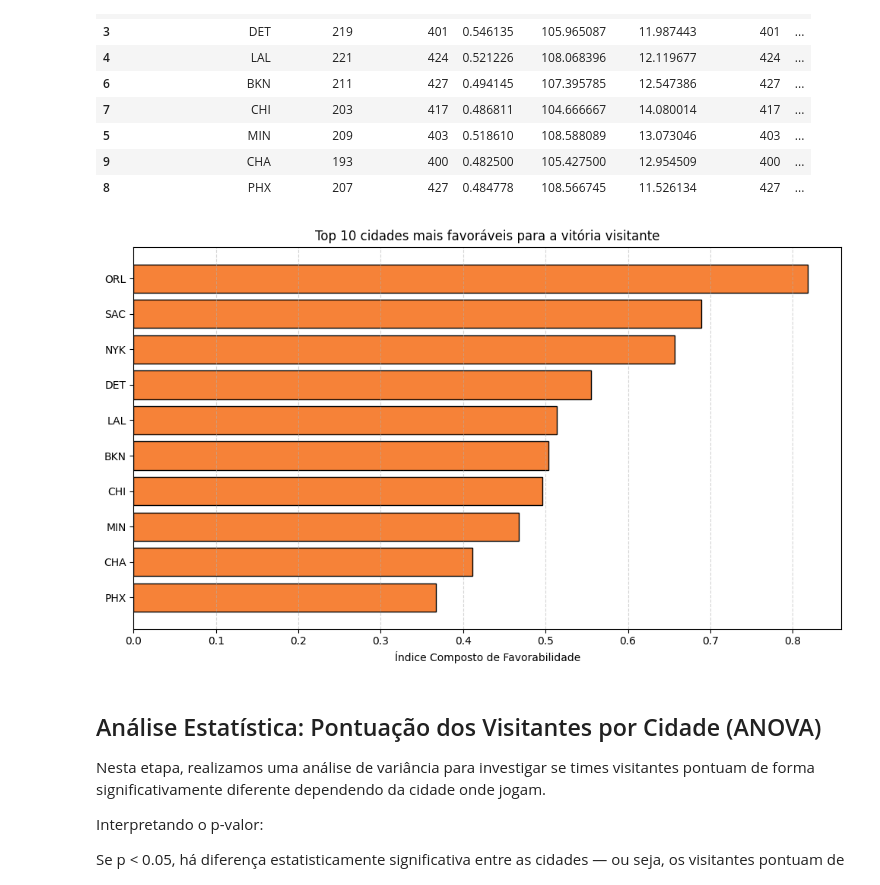
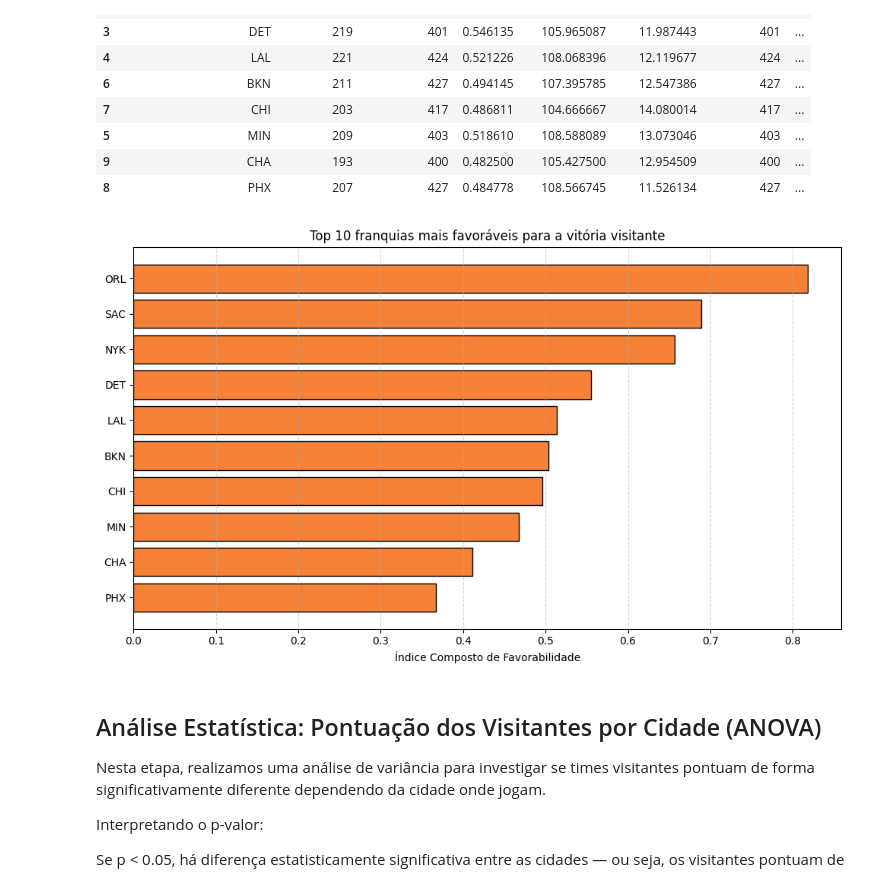
Before and after one commit to GabrielAlkmimBarros/TP_ICD, a Jupyter notebook: q4.ipynb, the cells around one changed output. Saved outputs shown, nothing was run; the diff lists cells and outputs as text; code cells hidden in the pictures.

```diff
--- a/q4.ipynb
+++ b/q4.ipynb
@@ -293,17 +293,17 @@ favCitiesStats.sort_values('composite_score', ascending=False).head(10)
 # %%
 # Plotando quais as 10 cidades mais favoráveis para os visitantes conforme as variáveis observadas pelo grupo
 topCompositieCities = favCitiesStats.sort_values('composite_score', ascending=False).head(10)
 
 plt.figure(figsize=(10, 6))
 plt.barh(topCompositieCities['team_abbreviation_home'], topCompositieCities['composite_score'], color='#f68238', edgecolor='black')
 plt.xlabel('Índice Composto de Favorabilidade')
-plt.title('Top 10 cidades mais favoráveis para a vitória visitante')
+plt.title('Top 10 franquias mais favoráveis para a vitória visitante')
 plt.gca().invert_yaxis()
 plt.grid(axis='x', linestyle='--', alpha=0.5)
 plt.tight_layout()
 plt.show()
 # %% [output]
-[figure, old version]
+[figure, new version]
 # %% [markdown]
 ## Análise Estatística: Pontuação dos Visitantes por Cidade (ANOVA)
 Nesta etapa, realizamos uma análise de variância para investigar se times visitantes pontuam de forma significativamente diferente dependendo da cidade onde jogam.
```
Also changed, not shown: 1 other file.
